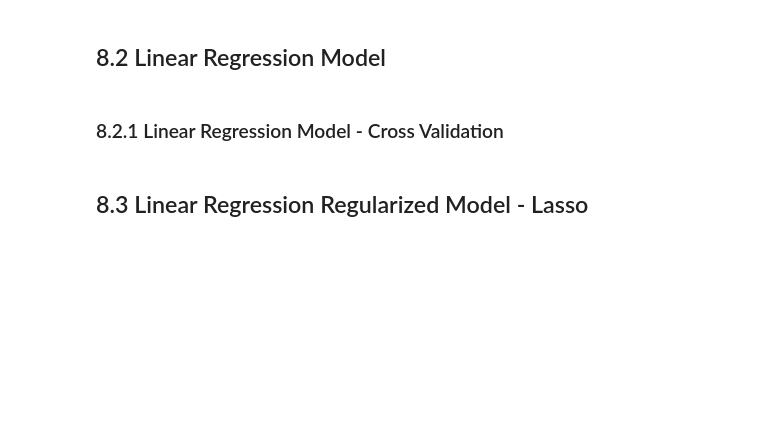
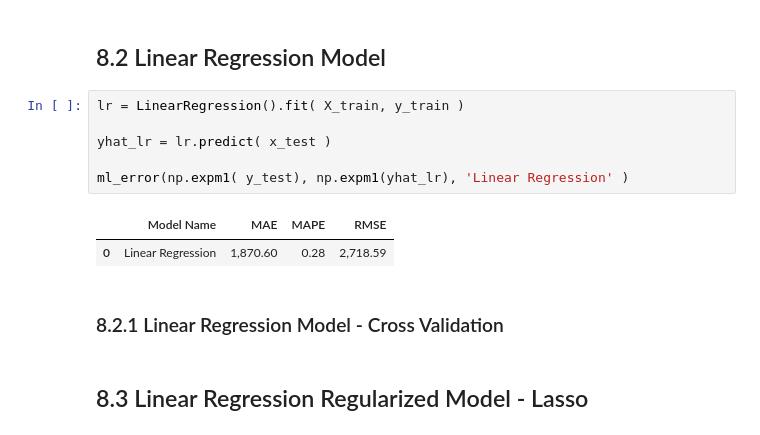
Before and after one commit to rafael-asousa/Sales-Prediction, a Jupyter notebook: notebook/Notebook-Sales-Prediction.ipynb, the cells around one changed output. Drawn from its saved outputs; the diff is of its cells as text; blank space fills up the shorter version.

```diff
--- a/notebook/Notebook-Sales-Prediction.ipynb
+++ b/notebook/Notebook-Sales-Prediction.ipynb
@@ -848,5 +852,14 @@ y_test  = df_test['sales'].copy()
 # %% [markdown]
 ## 8.2 Linear Regression Model
+# %%
+lr = LinearRegression().fit( X_train, y_train )
+
+yhat_lr = lr.predict( x_test )
+
+ml_error(np.expm1( y_test), np.expm1(yhat_lr), 'Linear Regression' )
+# %% [output]
+|  | Model Name | MAE | MAPE | RMSE |
+| 0 | Linear Regression | 1,870.60 | 0.28 | 2,718.59 |
 # %% [markdown]
 ### 8.2.1 Linear Regression Model - Cross Validation
 # %% [markdown]
```
Also changed, not shown: parts of 9 cells of this notebook.
